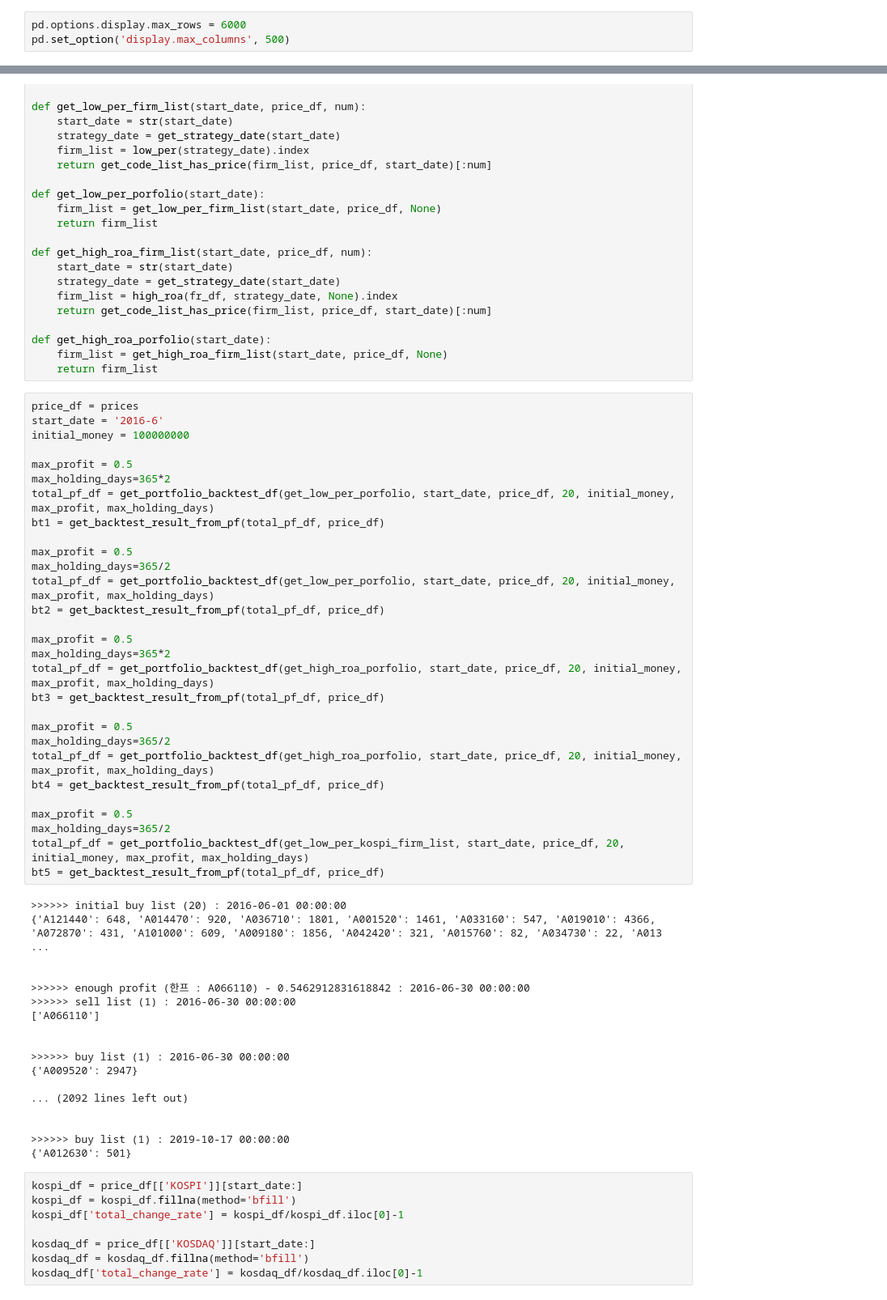
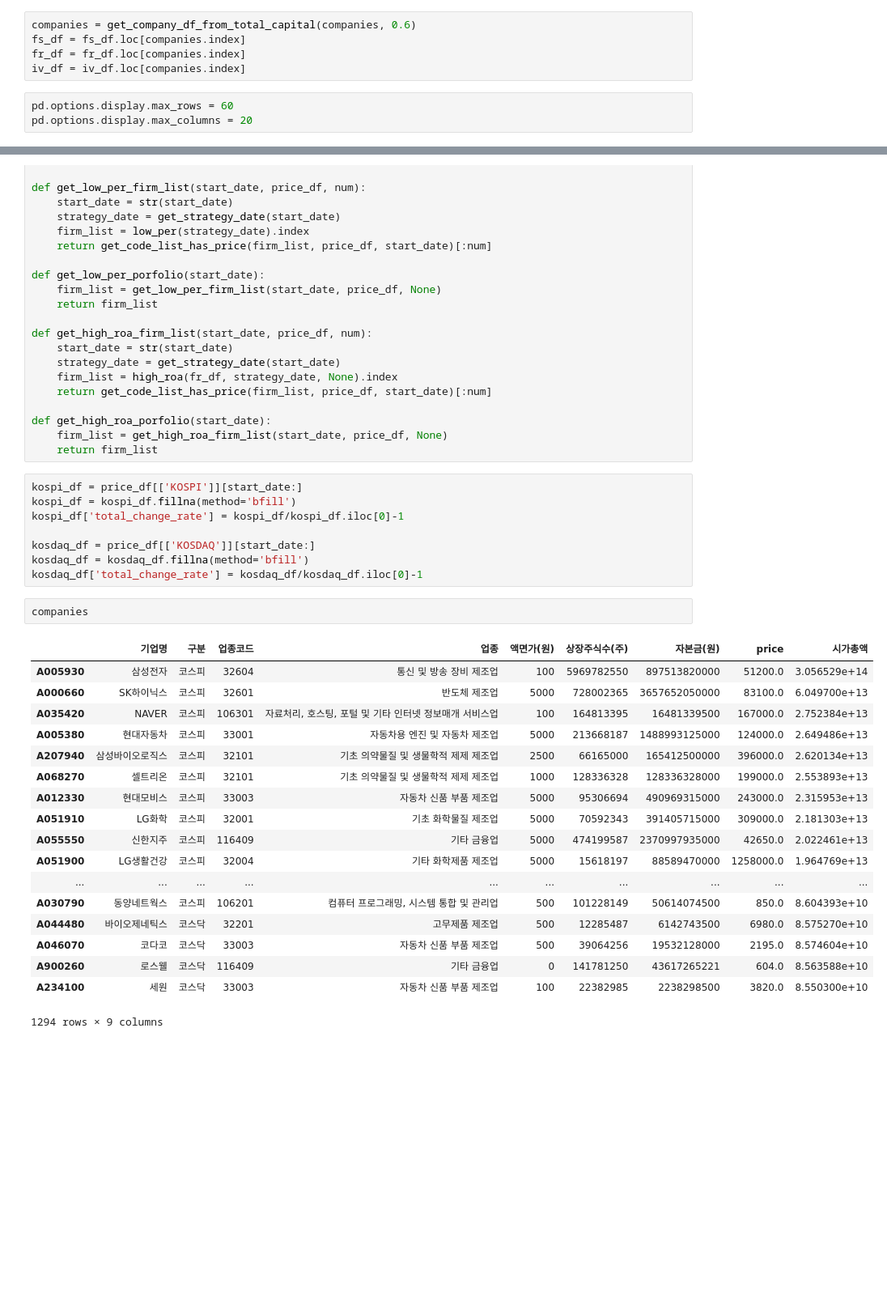
Before and after one commit to neosuperprogrammer/Quant, a Jupyter notebook: neo_strategy_test8.ipynb, the cells around one changed output, grey strips where cells are left out. Shown at 81% size. Cells and saved outputs as stored; diff of their text form; blank space fills up the shorter version.

```diff
--- a/neo_strategy_test8.ipynb
+++ b/neo_strategy_test8.ipynb
@@ -1598,6 +1612,11 @@ companies, fs_df, fr_df, iv_df, prices = load_all_data()
+# %%
+companies = get_company_df_from_total_capital(companies, 0.6)
+fs_df = fs_df.loc[companies.index]
+fr_df = fr_df.loc[companies.index]
+iv_df = iv_df.loc[companies.index]
 # %%
-pd.options.display.max_rows = 6000
-pd.set_option('display.max_columns', 500)
+pd.options.display.max_rows = 60
+pd.options.display.max_columns = 20
 # %%
 def get_low_per_kospi_firm_list(start_date):
     start_date = str(start_date)
@@ -1634,53 +1653,6 @@ def get_high_roa_firm_list(start_date, price_df, num):
 def get_high_roa_porfolio(start_date):
     firm_list = get_high_roa_firm_list(start_date, price_df, None)
     return firm_list
-# %%
-price_df = prices
-start_date = '2016-6'
-initial_money = 100000000
-
-max_profit = 0.5
-max_holding_days=365*2
-total_pf_df = get_portfolio_backtest_df(get_low_per_porfolio, start_date, price_df, 20, initial_money, max_profit, max_holding_days)
-bt1 = get_backtest_result_from_pf(total_pf_df, price_df)
-
-max_profit = 0.5
-max_holding_days=365/2
-total_pf_df = get_portfolio_backtest_df(get_low_per_porfolio, start_date, price_df, 20, initial_money, max_profit, max_holding_days)
-bt2 = get_backtest_result_from_pf(total_pf_df, price_df)
-
-max_profit = 0.5
-max_holding_days=365*2
-total_pf_df = get_portfolio_backtest_df(get_high_roa_porfolio, start_date, price_df, 20, initial_money, max_profit, max_holding_days)
-bt3 = get_backtest_result_from_pf(total_pf_df, price_df)
-
-max_profit = 0.5
-max_holding_days=365/2
-total_pf_df = get_portfolio_backtest_df(get_high_roa_porfolio, start_date, price_df, 20, initial_money, max_profit, max_holding_days)
-bt4 = get_backtest_result_from_pf(total_pf_df, price_df)
-
-max_profit = 0.5
-max_holding_days=365/2
-total_pf_df = get_portfolio_backtest_df(get_low_per_kospi_firm_list, start_date, price_df, 20, initial_money, max_profit, max_holding_days)
-bt5 = get_backtest_result_from_pf(total_pf_df, price_df)
-# %% [output]
->>>>>> initial buy list (20) : 2016-06-01 00:00:00
-{'A121440': 648, 'A014470': 920, 'A036710': 1801, 'A001520': 1461, 'A033160': 547, 'A019010': 4366, 'A072870': 431, 'A101000': 609, 'A009180': 1856, 'A042420': 321, 'A015760': 82, 'A034730': 22, 'A013 ...
-
-
->>>>>> enough profit (한프 : A066110) - 0.5462912831618842 : 2016-06-30 00:00:00
->>>>>> sell list (1) : 2016-06-30 00:00:00
-['A066110']
-
-
->>>>>> buy list (1) : 2016-06-30 00:00:00
-{'A009520': 2947}
-
-... (2092 lines left out)
-
-
->>>>>> buy list (1) : 2019-10-17 00:00:00
-{'A012630': 501}
 # %%
 kospi_df = price_df[['KOSPI']][start_date:]
 kospi_df = kospi_df.fillna(method='bfill')
@@ -1689,3 +1661,24 @@ kospi_df['total_change_rate'] = kospi_df/kospi_df.iloc[0]-1
 kosdaq_df = price_df[['KOSDAQ']][start_date:]
 kosdaq_df = kosdaq_df.fillna(method='bfill')
 kosdaq_df['total_change_rate'] = kosdaq_df/kosdaq_df.iloc[0]-1
+# %%
+companies
+# %% [output]
+|  | 기업명 | 구분 | 업종코드 | 업종 | 액면가(원) | 상장주식수(주) | 자본금(원) | price | 시가총액 |
+| A005930 | 삼성전자 | 코스피 | 32604 | 통신 및 방송 장비 제조업 | 100 | 5969782550 | 897513820000 | 51200.0 | 3.056529e+14 |
+| A000660 | SK하이닉스 | 코스피 | 32601 | 반도체 제조업 | 5000 | 728002365 | 3657652050000 | 83100.0 | 6.049700e+13 |
+| A035420 | NAVER | 코스피 | 106301 | 자료처리, 호스팅, 포털 및 기타 인터넷 정보매개 서비스업 | 100 | 164813395 | 16481339500 | 167000.0 | 2.752384e+13 |
+| A005380 | 현대자동차 | 코스피 | 33001 | 자동차용 엔진 및 자동차 제조업 | 5000 | 213668187 | 1488993125000 | 124000.0 | 2.649486e+13 |
+| A207940 | 삼성바이오로직스 | 코스피 | 32101 | 기초 의약물질 및 생물학적 제제 제조업 | 2500 | 66165000 | 165412500000 | 396000.0 | 2.620134e+13 |
+| A068270 | 셀트리온 | 코스피 | 32101 | 기초 의약물질 및 생물학적 제제 제조업 | 1000 | 128336328 | 128336328000 | 199000.0 | 2.553893e+13 |
+| A012330 | 현대모비스 | 코스피 | 33003 | 자동차 신품 부품 제조업 | 5000 | 95306694 | 490969315000 | 243000.0 | 2.315953e+13 |
+| A051910 | LG화학 | 코스피 | 32001 | 기초 화학물질 제조업 | 5000 | 70592343 | 391405715000 | 309000.0 | 2.181303e+13 |
+| A055550 | 신한지주 | 코스피 | 116409 | 기타 금융업 | 5000 | 474199587 | 2370997935000 | 42650.0 | 2.022461e+13 |
+| A051900 | LG생활건강 | 코스피 | 32004 | 기타 화학제품 제조업 | 5000 | 15618197 | 88589470000 | 1258000.0 | 1.964769e+13 |
+| ... | ... | ... | ... | ... | ... | ... | ... | ... | ... |
+| A030790 | 동양네트웍스 | 코스피 | 106201 | 컴퓨터 프로그래밍, 시스템 통합 및 관리업 | 500 | 101228149 | 50614074500 | 850.0 | 8.604393e+10 |
+| A044480 | 바이오제네틱스 | 코스닥 | 32201 | 고무제품 제조업 | 500 | 12285487 | 6142743500 | 6980.0 | 8.575270e+10 |
+| A046070 | 코다코 | 코스닥 | 33003 | 자동차 신품 부품 제조업 | 500 | 39064256 | 19532128000 | 2195.0 | 8.574604e+10 |
+| A900260 | 로스웰 | 코스닥 | 116409 | 기타 금융업 | 0 | 141781250 | 43617265221 | 604.0 | 8.563588e+10 |
+| A234100 | 세원 | 코스닥 | 33003 | 자동차 신품 부품 제조업 | 100 | 22382985 | 2238298500 | 3820.0 | 8.550300e+10 |
+1294 rows × 9 columns
```
Also changed, not shown: parts of 4 cells of this notebook, 4 other files.
